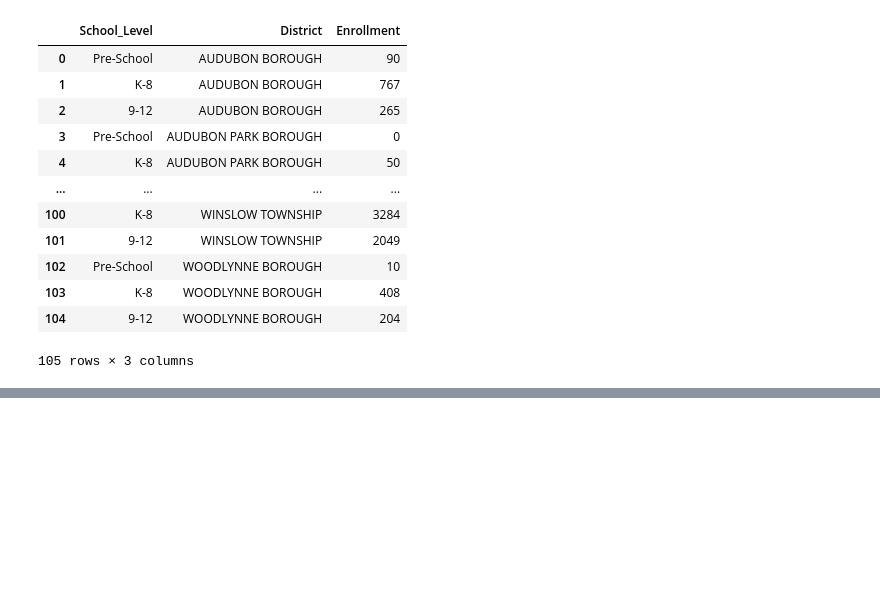
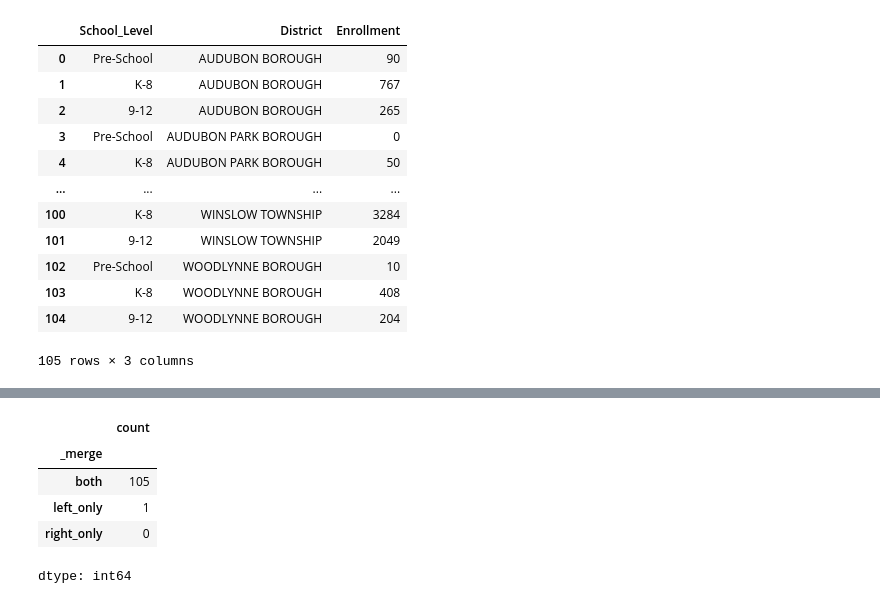
Before and after one commit to MhiyaJ/My-GIS-Stuff, a Jupyter notebook: ***Municipality Merge (ps01).ipynb, the cells around one changed output, grey strips where cells are left out. Saved outputs shown, nothing was run; the diff lists cells and outputs as text; code cells hidden in the pictures; blank space fills up the shorter version.

```diff
--- a/***Municipality Merge (ps01).ipynb
+++ b/***Municipality Merge (ps01).ipynb
@@ -262,0 +280,9 @@ EnrXls
+# %%
+a2._merge.value_counts()
+# %% [output]
+|  | count |
+| _merge |  |
+| both | 105 |
+| left_only | 1 |
+| right_only | 0 |
+dtype: int64
```
Also changed, not shown: parts of 2 cells of this notebook.
